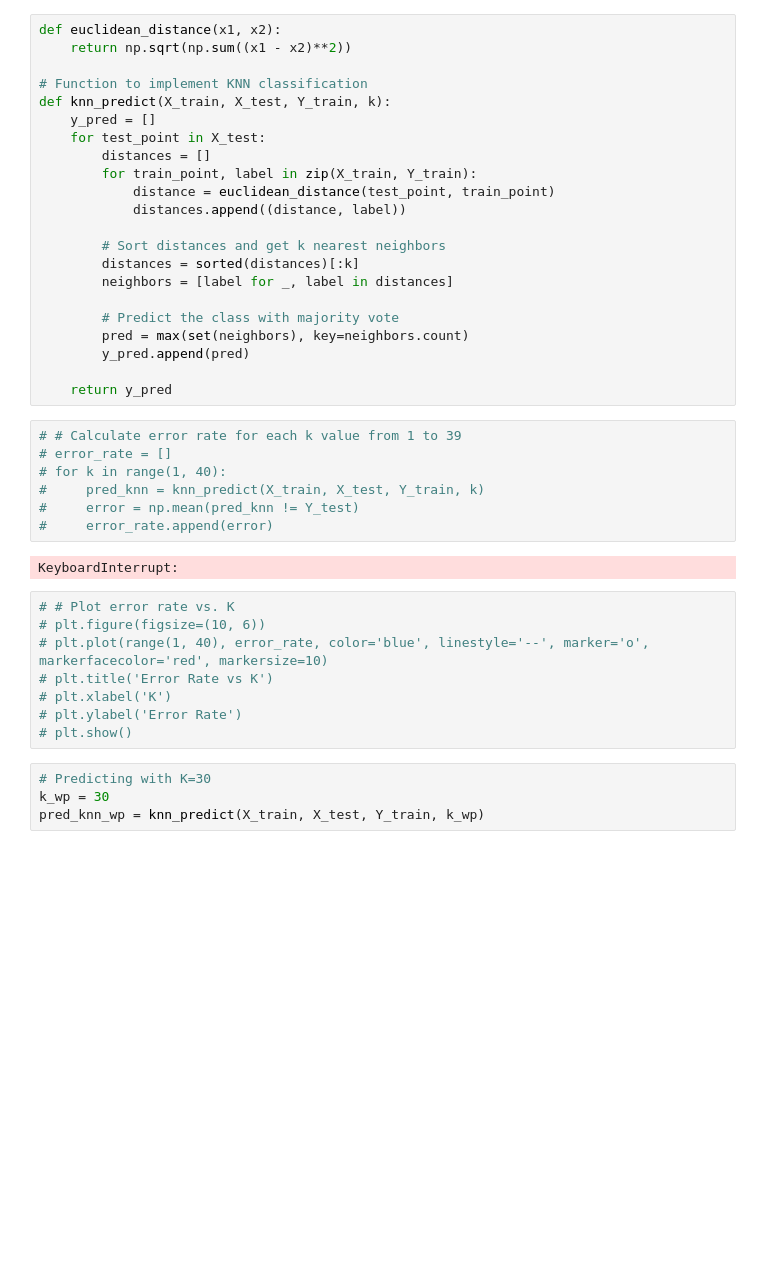
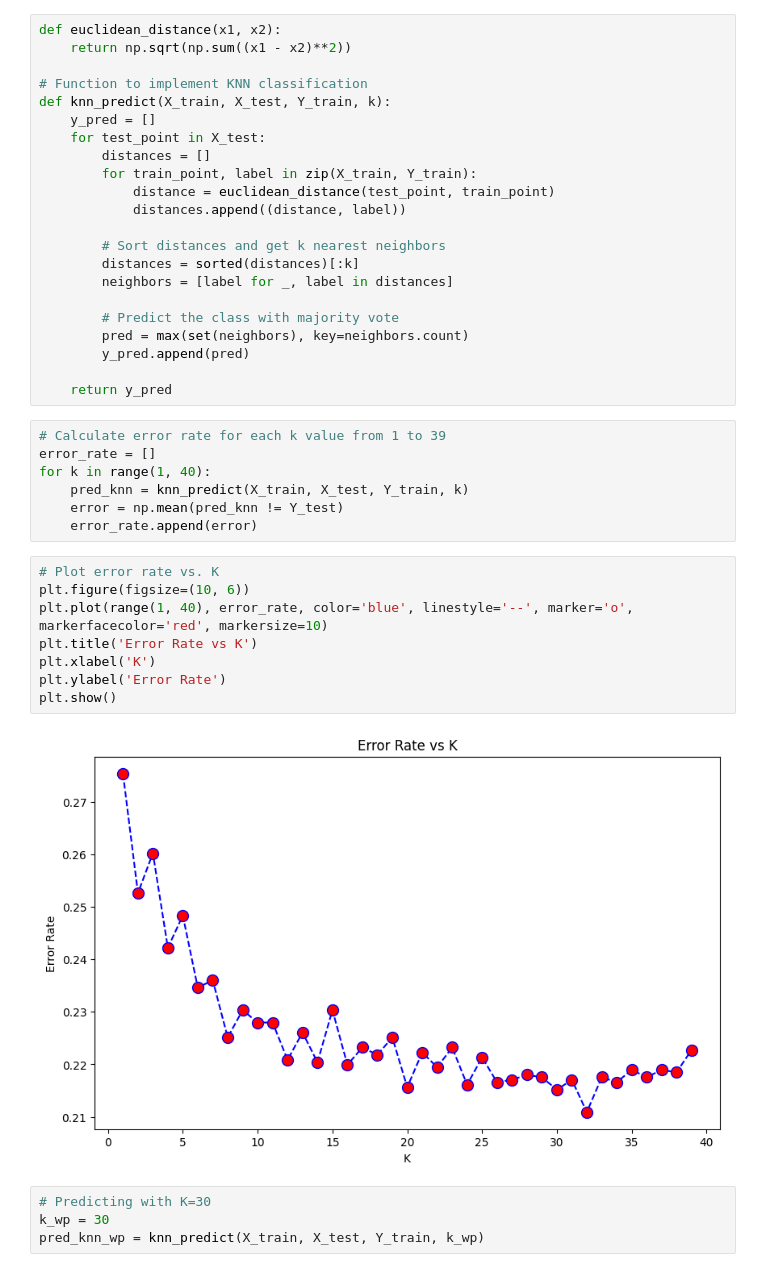
Before and after one commit to hariskhan-hk/Churn_pred, a Jupyter notebook: knnclassification.ipynb, the cells around one changed output. Drawn from its saved outputs; the diff is of its cells as text; blank space fills up the shorter version.

```diff
--- a/knnclassification.ipynb
+++ b/knnclassification.ipynb
@@ -241,22 +241,22 @@ def knn_predict(X_train, X_test, Y_train, k):
 
     return y_pred
 # %%
-# # Calculate error rate for each k value from 1 to 39
-# error_rate = []
-# for k in range(1, 40):
-#     pred_knn = knn_predict(X_train, X_test, Y_train, k)
-#     error = np.mean(pred_knn != Y_test)
-#     error_rate.append(error)
+# Calculate error rate for each k value from 1 to 39
+error_rate = []
+for k in range(1, 40):
+    pred_knn = knn_predict(X_train, X_test, Y_train, k)
+    error = np.mean(pred_knn != Y_test)
+    error_rate.append(error)
-# %% [output]
-KeyboardInterrupt:
 # %%
-# # Plot error rate vs. K
-# plt.figure(figsize=(10, 6))
-# plt.plot(range(1, 40), error_rate, color='blue', linestyle='--', marker='o', markerfacecolor='red', markersize=10)
-# plt.title('Error Rate vs K')
-# plt.xlabel('K')
-# plt.ylabel('Error Rate')
-# plt.show()
+# Plot error rate vs. K
+plt.figure(figsize=(10, 6))
+plt.plot(range(1, 40), error_rate, color='blue', linestyle='--', marker='o', markerfacecolor='red', markersize=10)
+plt.title('Error Rate vs K')
+plt.xlabel('K')
+plt.ylabel('Error Rate')
+plt.show()
+# %% [output]
+[figure, added]
 # %%
 # Predicting with K=30
 k_wp = 30
```
